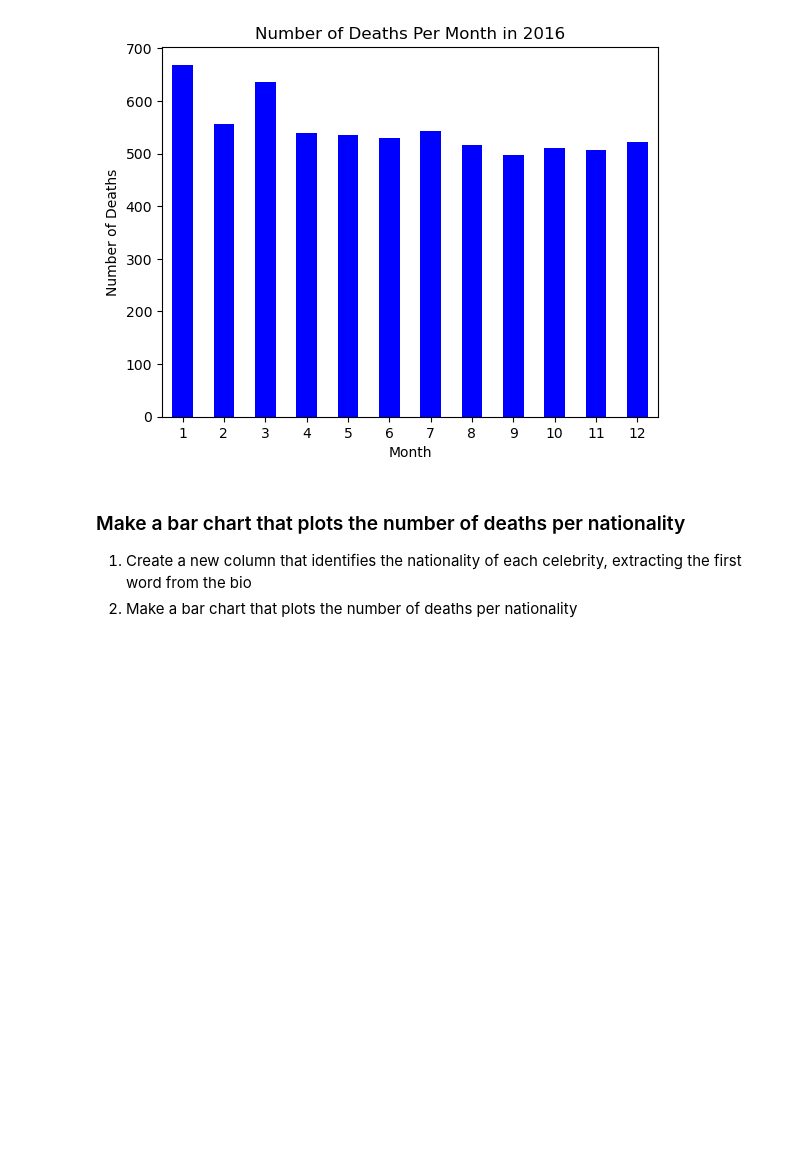
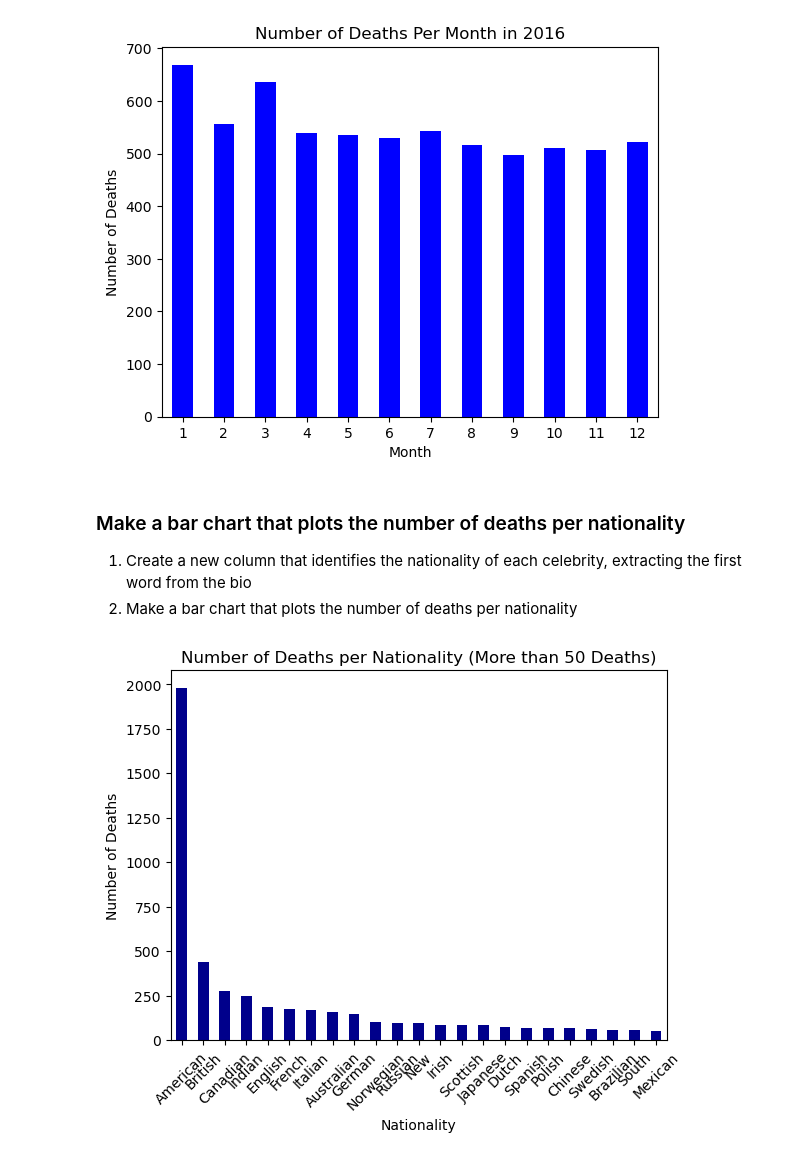
Before and after one commit to Yvonne-OH/CIT-590, a Jupyter notebook: HW6/celebrity_deaths_2016_updated.ipynb, the cells around one changed output. Drawn from its saved outputs; the diff is of its cells as text; code cells hidden in the pictures; blank space fills up the shorter version.

```diff
--- a/HW6/celebrity_deaths_2016_updated.ipynb
+++ b/HW6/celebrity_deaths_2016_updated.ipynb
@@ -385,25 +385,40 @@ when getting the nationality from "bio", it's OK to get "New" for New Zealand or
 
 def get_nationality(bio):
     # your code here
+    # Split the bio string and return the first word
+    return bio.split()[0] if bio and bio.split() else None
+
+df['nationality'] = df['bio'].apply(get_nationality)
 # %%
 """ 22.
 Make a bar chart that plots the number of deaths per nationality
 Only include nationalities with more than 50 deaths
 -- Name the resulting Series as "unlucky_countries"
 Hint(s):
 Get the count of unique values in the 'nationality' column using the value_counts() method.
 Filter the resulting Series to only include those nationalities with a count of more than 50.
 Plot the final Series.  Note, a Series has a simple .plot() method you can use.
 The x axis should show the individual nationalities and the y axis should show the death counts
 Don't forget to add a title and labels for the x and y axis
 """
 
 # your code here
+# Get the count of unique nationalities
+nationality_counts = df['nationality'].value_counts()
 
+# Filter to only include nationalities with more than 50 deaths
+unlucky_countries = nationality_counts[nationality_counts > 50]
 
-
+# Plot the resulting Series
+unlucky_countries.plot(kind='bar', color='darkblue')
+plt.title('Number of Deaths per Nationality (More than 50 Deaths)')
+plt.xlabel('Nationality')
+plt.ylabel('Number of Deaths')
+plt.xticks(rotation=45)
 
 ###########################
 ### DO NOT MODIFY THIS! ###
 plt.show()
 ###########################
+# %% [output]
+[figure, added]
```
